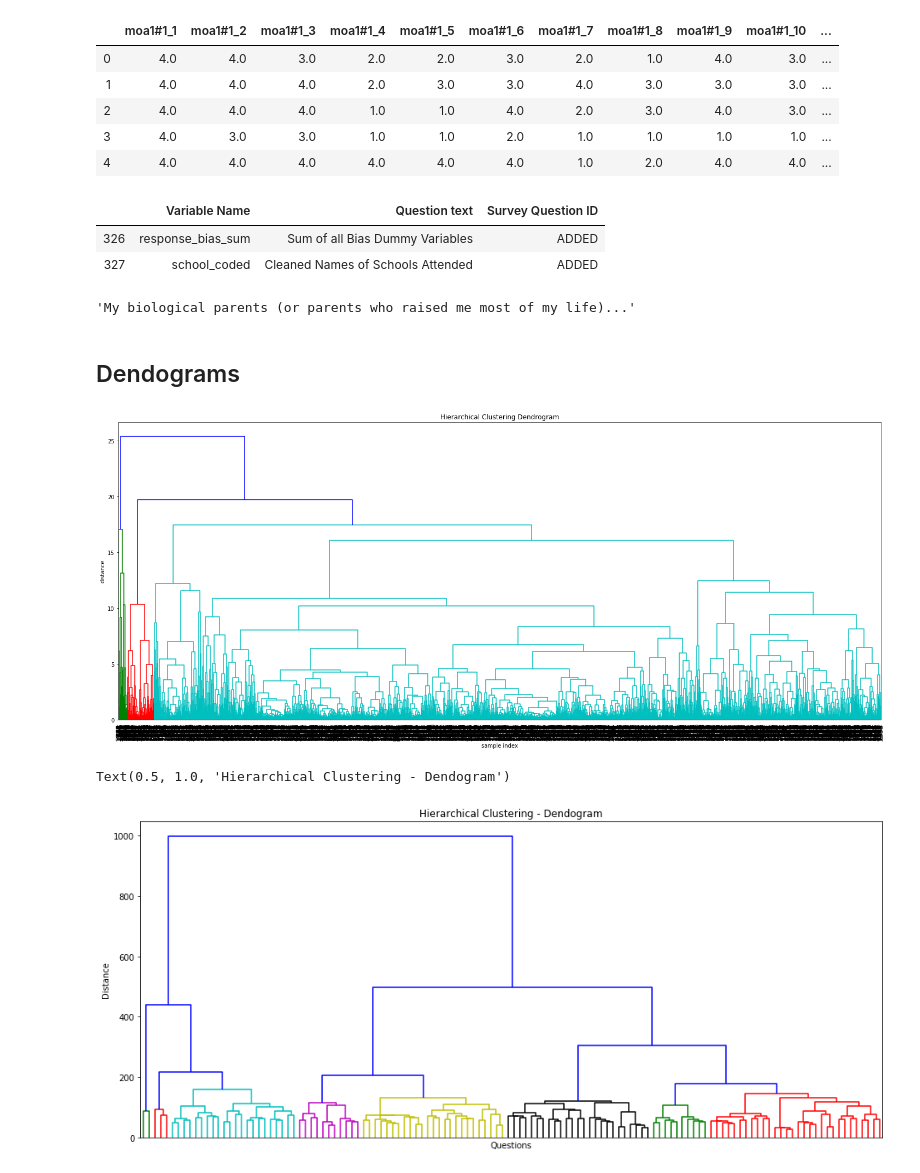
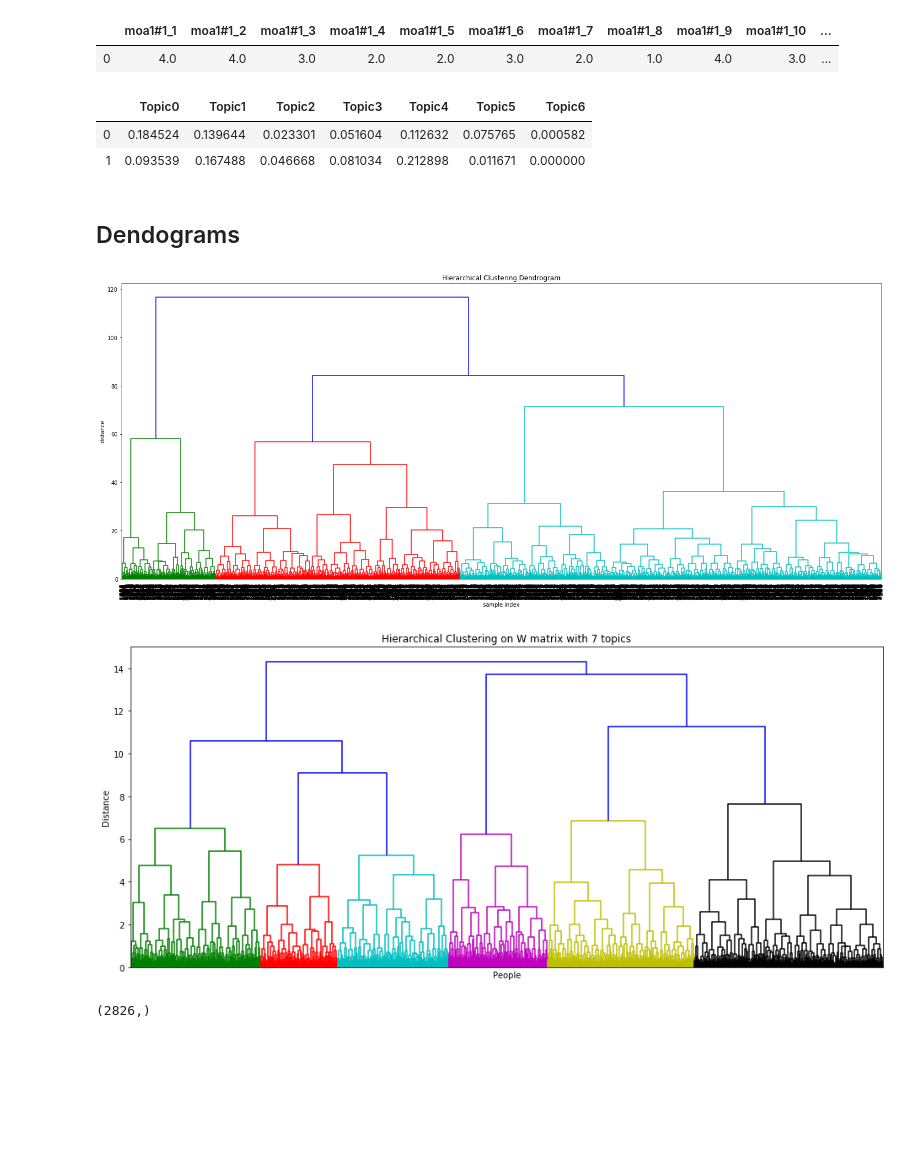
Before and after one commit to anthonybaulo/emerging-adulthood-psych-study, a Jupyter notebook: dev/EAMMI_3.1_dend.ipynb, the cells around one changed output. Saved outputs shown, nothing was run; the diff lists cells and outputs as text; code cells hidden in the pictures; blank space fills up the shorter version.

Commit message:
Make dend on W matrix

```diff
--- a/dev/EAMMI_3.1_dend.ipynb
+++ b/dev/EAMMI_3.1_dend.ipynb
@@ -18,27 +18,17 @@ from scipy.spatial.distance import pdist, squareform
 
 pd.set_option('display.max_columns', None, 'display.max_rows', None)
 # %%
-imagepath = Path('../images/')
+imagepath = Path('../images')
 datapath = Path('../data')
 full = 'cleaned_full_1.csv'
 survey = 'features_not_scaled.csv'
+std_feats = 'high_std_feats.csv'
+W_mat = 'w_matrix_7_topics.csv'
 # %%
 df = pd.read_csv(datapath/survey)
+W_df = pd.read_csv(datapath/W_mat)
 # %%
-df.head()
+df.head(1)
 # %% [output]
 |  | moa1#1_1 | moa1#1_2 | moa1#1_3 | moa1#1_4 | moa1#1_5 | moa1#1_6 | moa1#1_7 | moa1#1_8 | moa1#1_9 | moa1#1_10 | ... |
 | 0 | 4.0 | 4.0 | 3.0 | 2.0 | 2.0 | 3.0 | 2.0 | 1.0 | 4.0 | 3.0 | ... |
-| 1 | 4.0 | 4.0 | 4.0 | 2.0 | 3.0 | 3.0 | 4.0 | 3.0 | 3.0 | 3.0 | ... |
-| 2 | 4.0 | 4.0 | 4.0 | 1.0 | 1.0 | 4.0 | 2.0 | 3.0 | 4.0 | 3.0 | ... |
-| 3 | 4.0 | 3.0 | 3.0 | 1.0 | 1.0 | 2.0 | 1.0 | 1.0 | 1.0 | 1.0 | ... |
-| 4 | 4.0 | 4.0 | 4.0 | 4.0 | 4.0 | 4.0 | 1.0 | 2.0 | 4.0 | 4.0 | ... |
-# %%
-# This will be used when grabbing verbose descriptions of columns
-# In other words, the text of the questions
-label_df = pd.read_csv('../data/labels_lower.csv')
-label_df.tail(2)
-# %% [output]
-|  | Variable Name | Question text | Survey Question ID |
-| 326 | response_bias_sum | Sum of all Bias Dummy Variables | ADDED |
-| 327 | school_coded | Cleaned Names of Schools Attended | ADDED |
@@ -54,7 +35,9 @@ def get_question_text(colname, label_df=label_df):
-# %%
-get_question_text('demo_parents')
-# %% [output]
-'My biological parents (or parents who raised me most of my life)...'
+# %%
+W_df.head(2)
+# %% [output]
+|  | Topic0 | Topic1 | Topic2 | Topic3 | Topic4 | Topic5 | Topic6 |
+| 0 | 0.184524 | 0.139644 | 0.023301 | 0.051604 | 0.112632 | 0.075765 | 0.000582 |
+| 1 | 0.093539 | 0.167488 | 0.046668 | 0.081034 | 0.212898 | 0.011671 | 0.000000 |
 # %%
 # Lists of individual sections
 # df = pd.read_csv('../data/cleaned_full_1.csv')
@@ -105,23 +88,22 @@ def make_dendrogram(dataframe, linkage_method, metric, color_threshold=None):
 # %% [markdown]
 ## Dendograms
 # %%
-linktype = 'complete'
-metric = 'cosine'
-make_dendrogram(df, linktype, metric, color_threshold=None)
+linktype = 'ward'
+metric = 'euclidean'
+make_dendrogram(W_df, linktype, metric, color_threshold=None)
 # %% [output]
-[figure, old version]
+[figure, new version]
 # %%
-X = StandardScaler(with_mean = False).fit_transform(df)
-Z = linkage(X.T, method='ward')
+X = MinMaxScaler().fit_transform(W_df)
+Z = linkage(X, method='ward')
 
 fig, ax = plt.subplots(figsize=(16,7))
-dn = dendrogram(Z, color_threshold=160, no_labels=True, ax=ax)
+dn = dendrogram(Z, color_threshold=8, no_labels=True, ax=ax)
 ax.set_ylabel('Distance')
-ax.set_xlabel('Questions')
-ax.set_title('Hierarchical Clustering - Dendogram')
-# plt.savefig('../images/dendogram_w_colors.png')
+ax.set_xlabel('People')
+ax.set_title('Hierarchical Clustering on W matrix with 7 topics')
+# plt.savefig(imagepath/'dendo_matrix_7.png')
 # %% [output]
-Text(0.5, 1.0, 'Hierarchical Clustering - Dendogram')
-[figure, old version]
+[figure, new version]
 # %%
 # Based on the dendogram, I can separate the data into n clusters
@@ -129,3 +112,7 @@ labels = fcluster(Z, 7, criterion='maxclust')
+# %%
+labels.shape
+# %% [output]
+(2826,)
 # %%
 np.unique(labels, return_counts=True)
 # %% [output]
```
Also changed, not shown: parts of 3 cells of this notebook, 1 other file.
